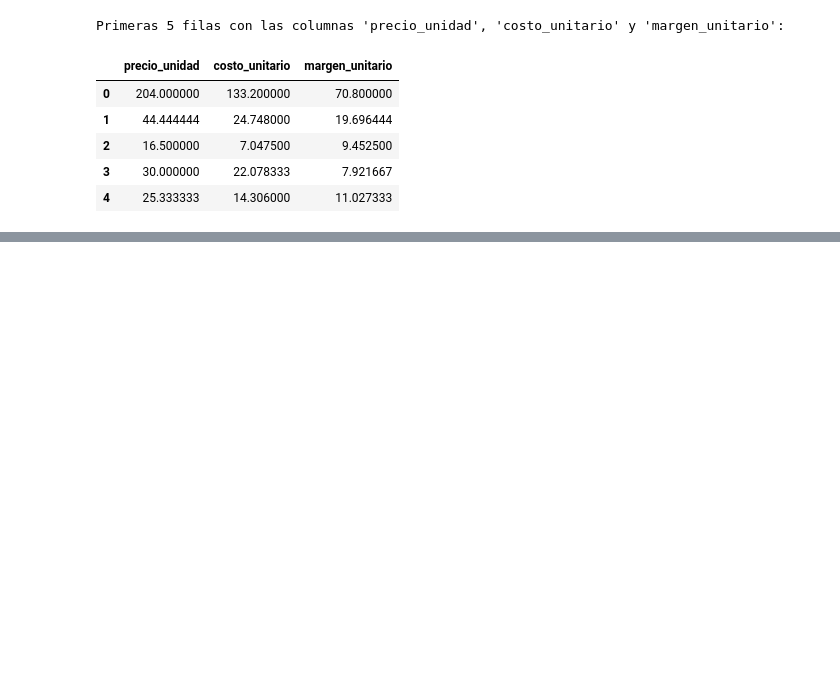
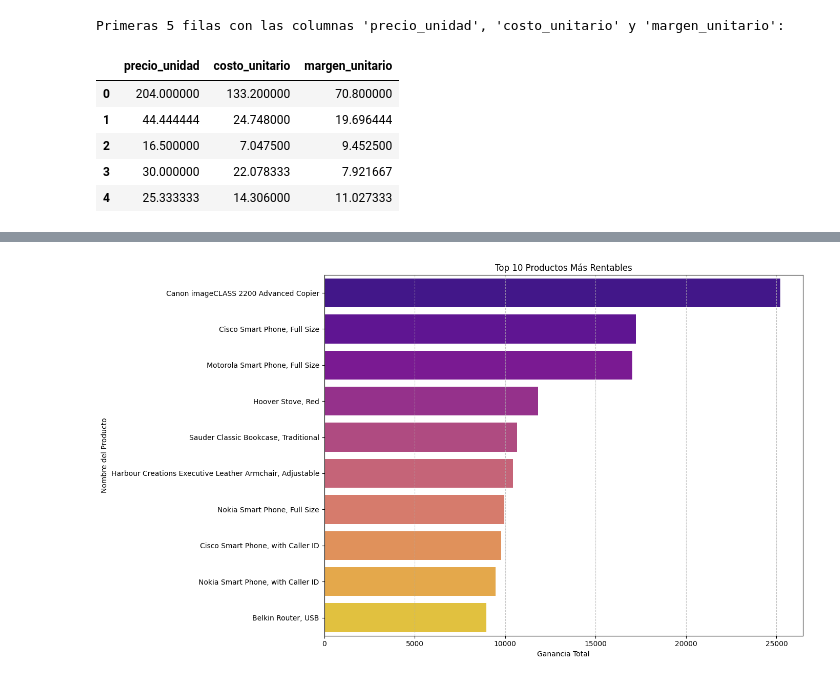
Before and after one commit to DAGP1145/MineriaDeDatos2, a Jupyter notebook: Dataset.ipynb, the cells around one changed output, grey strips where cells are left out. Cells and saved outputs as stored; diff of their text form; code cells hidden in the pictures; blank space fills up the shorter version.

```diff
--- a/Dataset.ipynb
+++ b/Dataset.ipynb
@@ -409,0 +583,7 @@ df_borrador.head()
+# %%
+# Agrupar por nombre de producto y sumar las ganancias
+top_10_profitable_products = df_borrador.groupby('product_name')['profit'].sum().nlargest(10).reset_index()
+top_10_profitable_products.columns = ['product_name', 'total_profit']
+
+print("Top 10 Productos Más Rentables:")
+display(top_10_profitable_products)
@@ -409,0 +603,11 @@ df_borrador.head()
+# %%
+plt.figure(figsize=(14, 8))
+sns.barplot(x='total_profit', y='product_name', data=top_10_profitable_products, palette='plasma', hue='product_name', legend=False)
+plt.title('Top 10 Productos Más Rentables')
+plt.xlabel('Ganancia Total')
+plt.ylabel('Nombre del Producto')
+plt.grid(axis='x', linestyle='--', alpha=0.7)
+plt.tight_layout()
+plt.show()
+# %% [output]
+[figure, added]
```
Also changed, not shown: parts of 20 cells of this notebook.
